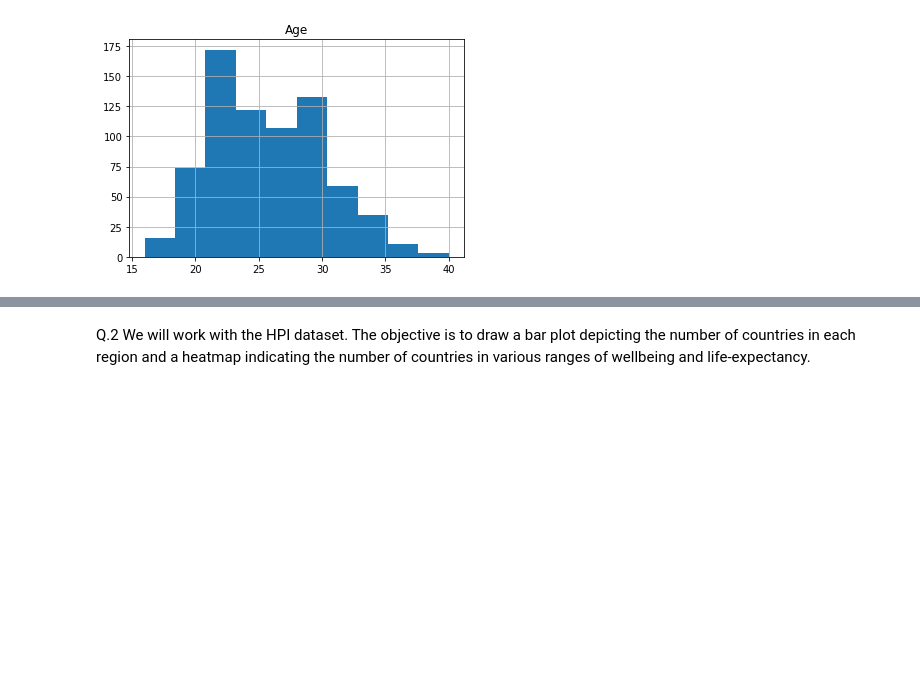
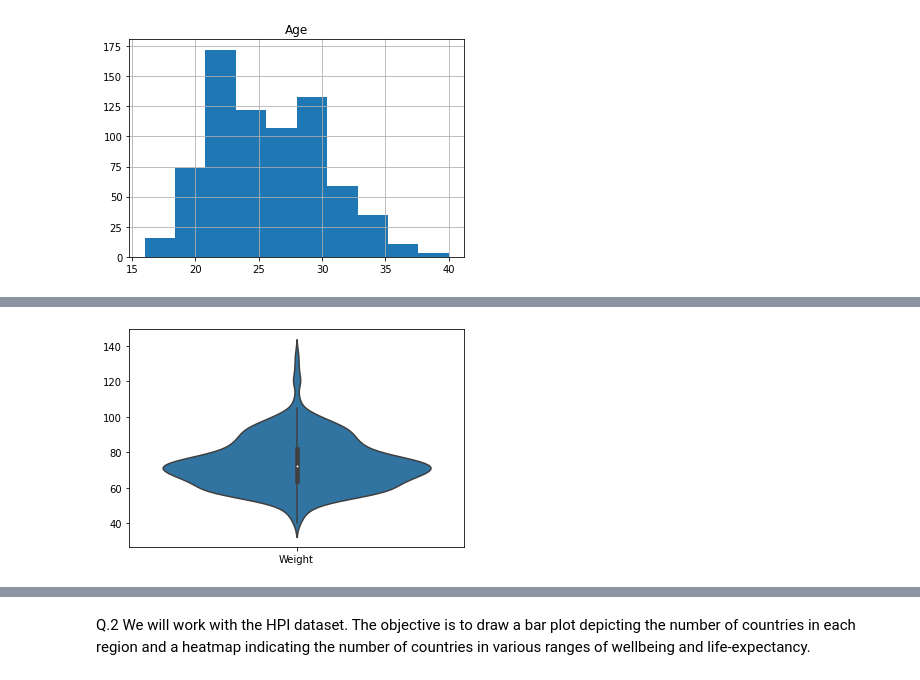
Before and after one commit to RealDogDad/exoplanetary-extrapolation, a Jupyter notebook: assignments/assignment-5a.ipynb, the cells around one changed output, grey strips where cells are left out. Cells and saved outputs as stored; diff of their text form; code cells hidden in the pictures; blank space fills up the shorter version.

```diff
--- a/assignments/assignment-5a.ipynb
+++ b/assignments/assignment-5a.ipynb
@@ -116,4 +125,7 @@ axs.bar(medals_by_country['NOC'],medals_by_country['Medal'])
 # %%
 #Q.1.j Create two violin plots: 1 for distribution of weight by genders & class of medal.
+ax = sns.violinplot(data=weight_by_gender)
+# %% [output]
+[figure, added]
 # %%
 #Q.1.j(cont) 1 for distribution of height by genders & class of medal.
```
Also changed, not shown: parts of 8 cells of this notebook.
